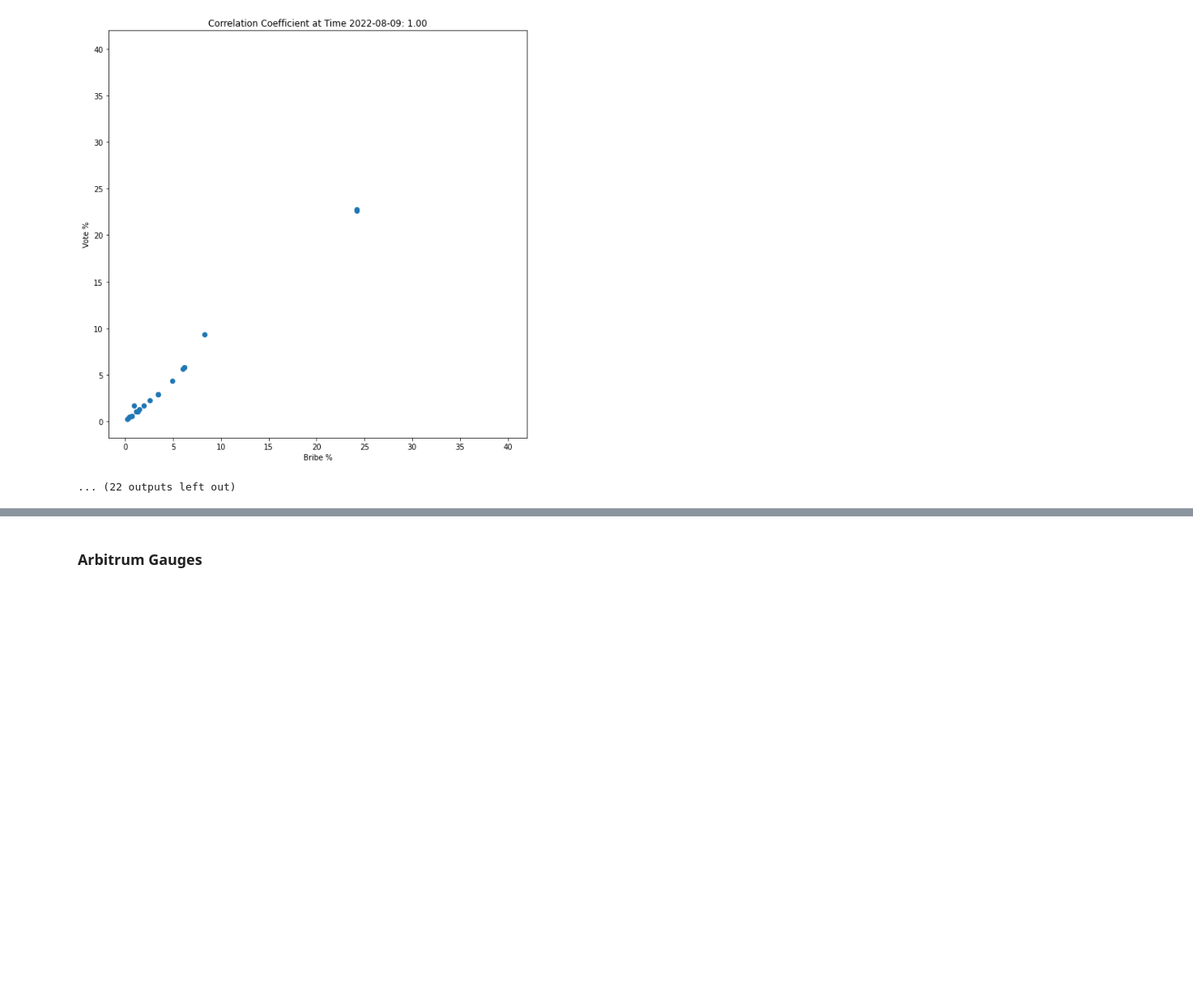
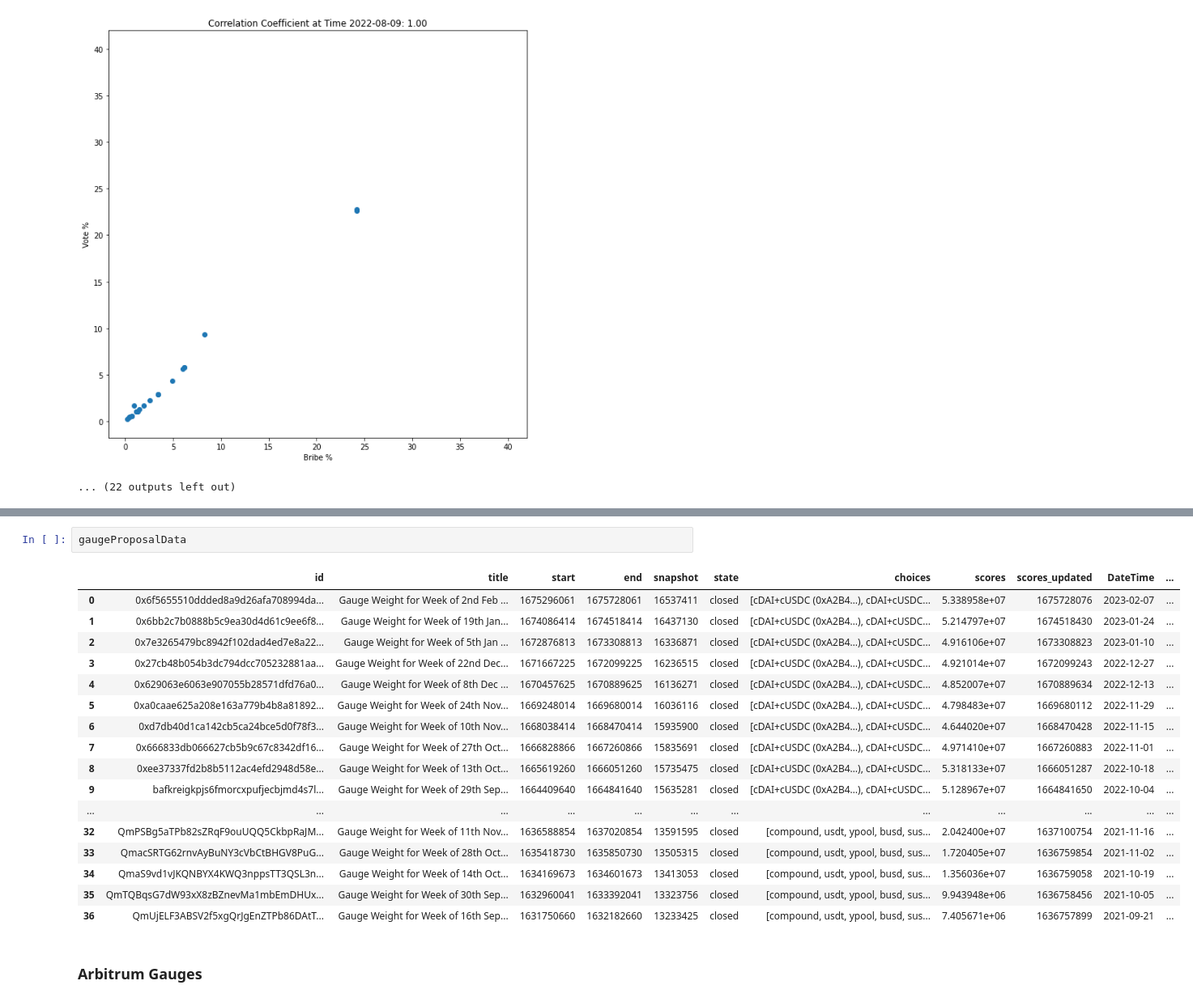
Before and after one commit to DoominEth/Web3DataSandbox, a Jupyter notebook: Untitled.ipynb, the cells around one changed output, grey strips where cells are left out. Shown at 81% size. Saved outputs shown, nothing was run; the diff lists cells and outputs as text; blank space fills up the shorter version.

```diff
--- a/Untitled.ipynb
+++ b/Untitled.ipynb
@@ -155,3 +151,23 @@ gaugeMap.drawAllGaugeProposalCorolation(gaugeMap.allMappingData, True)
+# %%
+gaugeProposalData
+# %% [output]
+|  | id | title | start | end | snapshot | state | choices | scores | scores_updated | DateTime | ... |
+| 0 | 0x6f5655510ddded8a9d26afa708994da... | Gauge Weight for Week of 2nd Feb ... | 1675296061 | 1675728061 | 16537411 | closed | [cDAI+cUSDC (0xA2B4…), cDAI+cUSDC... | 5.338958e+07 | 1675728076 | 2023-02-07 | ... |
+| 1 | 0x6bb2c7b0888b5c9ea30d4d61c9ee6f8... | Gauge Weight for Week of 19th Jan... | 1674086414 | 1674518414 | 16437130 | closed | [cDAI+cUSDC (0xA2B4…), cDAI+cUSDC... | 5.214797e+07 | 1674518430 | 2023-01-24 | ... |
+| 2 | 0x7e3265479bc8942f102dad4ed7e8a22... | Gauge Weight for Week of 5th Jan ... | 1672876813 | 1673308813 | 16336871 | closed | [cDAI+cUSDC (0xA2B4…), cDAI+cUSDC... | 4.916106e+07 | 1673308823 | 2023-01-10 | ... |
+| 3 | 0x27cb48b054b3dc794dcc705232881aa... | Gauge Weight for Week of 22nd Dec... | 1671667225 | 1672099225 | 16236515 | closed | [cDAI+cUSDC (0xA2B4…), cDAI+cUSDC... | 4.921014e+07 | 1672099243 | 2022-12-27 | ... |
+| 4 | 0x629063e6063e907055b28571dfd76a0... | Gauge Weight for Week of 8th Dec ... | 1670457625 | 1670889625 | 16136271 | closed | [cDAI+cUSDC (0xA2B4…), cDAI+cUSDC... | 4.852007e+07 | 1670889634 | 2022-12-13 | ... |
+| 5 | 0xa0caae625a208e163a779b4b8a81892... | Gauge Weight for Week of 24th Nov... | 1669248014 | 1669680014 | 16036116 | closed | [cDAI+cUSDC (0xA2B4…), cDAI+cUSDC... | 4.798483e+07 | 1669680112 | 2022-11-29 | ... |
+| 6 | 0xd7db40d1ca142cb5ca24bce5d0f78f3... | Gauge Weight for Week of 10th Nov... | 1668038414 | 1668470414 | 15935900 | closed | [cDAI+cUSDC (0xA2B4…), cDAI+cUSDC... | 4.644020e+07 | 1668470428 | 2022-11-15 | ... |
+| 7 | 0x666833db066627cb5b9c67c8342df16... | Gauge Weight for Week of 27th Oct... | 1666828866 | 1667260866 | 15835691 | closed | [cDAI+cUSDC (0xA2B4…), cDAI+cUSDC... | 4.971410e+07 | 1667260883 | 2022-11-01 | ... |
+| 8 | 0xee37337fd2b8b5112ac4efd2948d58e... | Gauge Weight for Week of 13th Oct... | 1665619260 | 1666051260 | 15735475 | closed | [cDAI+cUSDC (0xA2B4…), cDAI+cUSDC... | 5.318133e+07 | 1666051287 | 2022-10-18 | ... |
+| 9 | bafkreigkpjs6fmorcxpufjecbjmd4s7l... | Gauge Weight for Week of 29th Sep... | 1664409640 | 1664841640 | 15635281 | closed | [cDAI+cUSDC (0xA2B4…), cDAI+cUSDC... | 5.128967e+07 | 1664841650 | 2022-10-04 | ... |
+| ... | ... | ... | ... | ... | ... | ... | ... | ... | ... | ... | ... |
+| 32 | QmPSBg5aTPb82sZRqF9ouUQQ5CkbpRaJM... | Gauge Weight for Week of 11th Nov... | 1636588854 | 1637020854 | 13591595 | closed | [compound, usdt, ypool, busd, sus... | 2.042400e+07 | 1637100754 | 2021-11-16 | ... |
+| 33 | QmacSRTG62rnvAyBuNY3cVbCtBHGV8PuG... | Gauge Weight for Week of 28th Oct... | 1635418730 | 1635850730 | 13505315 | closed | [compound, usdt, ypool, busd, sus... | 1.720405e+07 | 1636759854 | 2021-11-02 | ... |
+| 34 | QmaS9vd1vJKQNBYX4KWQ3nppsTT3QSL3n... | Gauge Weight for Week of 14th Oct... | 1634169673 | 1634601673 | 13413053 | closed | [compound, usdt, ypool, busd, sus... | 1.356036e+07 | 1636759058 | 2021-10-19 | ... |
+| 35 | QmTQBqsG7dW93xX8zBZnevMa1mbEmDHUx... | Gauge Weight for Week of 30th Sep... | 1632960041 | 1633392041 | 13323756 | closed | [compound, usdt, ypool, busd, sus... | 9.943948e+06 | 1636758456 | 2021-10-05 | ... |
+| 36 | QmUjELF3ABSV2f5xgQrJgEnZTPb86DAtT... | Gauge Weight for Week of 16th Sep... | 1631750660 | 1632182660 | 13233425 | closed | [compound, usdt, ypool, busd, sus... | 7.405671e+06 | 1636757899 | 2021-09-21 | ... |
 # %% [markdown]
 ### Arbitrum Gauges
 # %%
```
Also changed, not shown: parts of 7 cells of this notebook, 1 other file.
